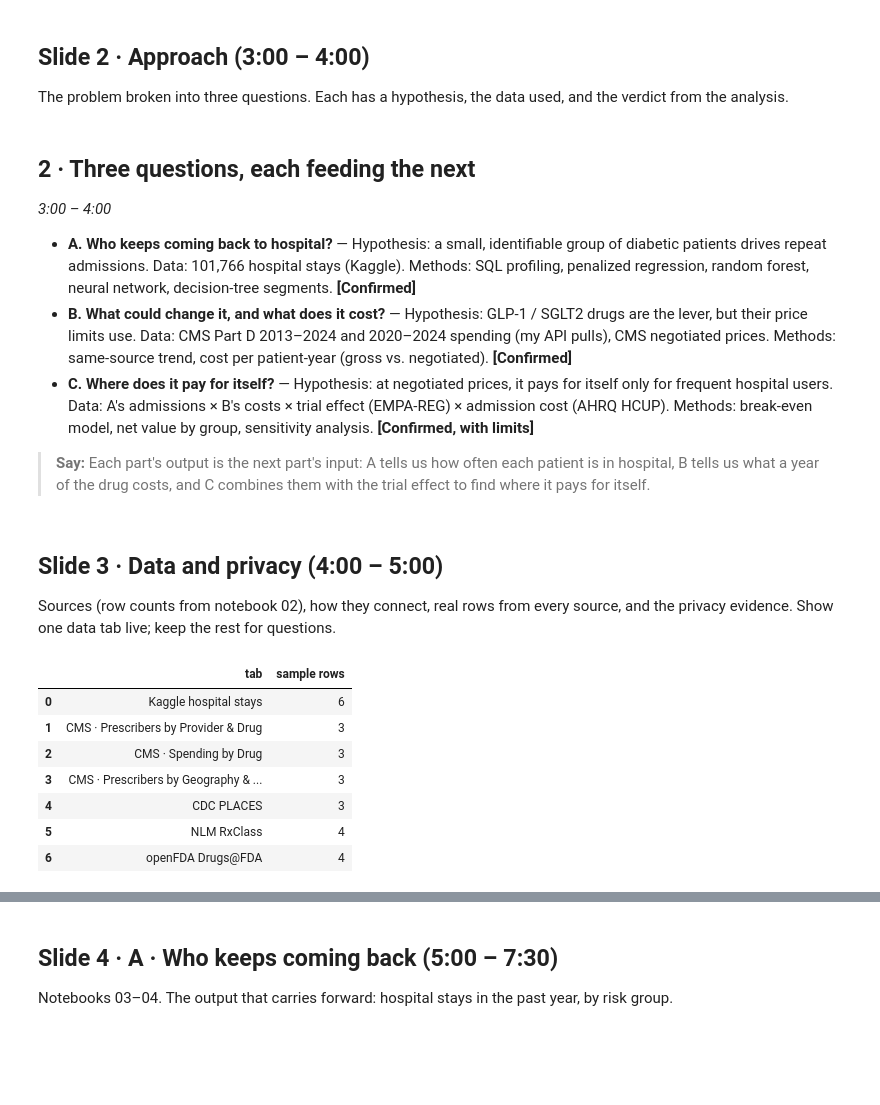
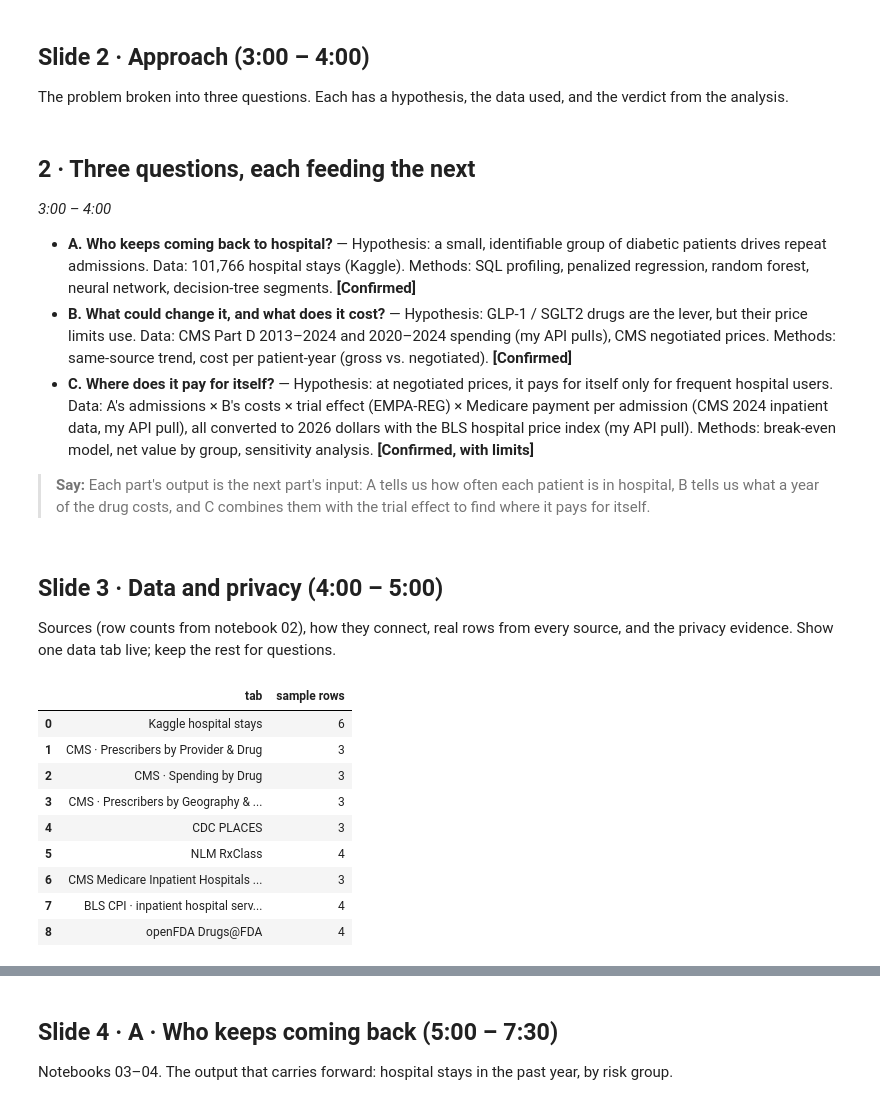
Before and after one commit to Dyuthiv05/personal-project, a Jupyter notebook: notebooks/08_build_presentation.ipynb, the cells around one changed output, grey strips where cells are left out. Cells and saved outputs as stored; diff of their text form; code cells hidden in the pictures; blank space fills up the shorter version.

```diff
--- a/notebooks/08_build_presentation.ipynb
+++ b/notebooks/08_build_presentation.ipynb
@@ -273,7 +275,7 @@ approach = {"id": "approach", "nav": "2 · Approach", "title": "2 · Three quest
          "how": md("**Hypothesis:** GLP-1 / SGLT2 drugs are the lever, but their price limits use. **Data:** CMS Part D 2013–2024 and 2020–2024 spending (my API pulls), CMS negotiated prices. **Methods:** same-source trend, cost per patient-year (gross vs. negotiated)."),
          "where": "Output → annual cost of treatment", "verdict": "Confirmed"},
         {"k": "C", "q": "Where does it pay for itself?",
-         "how": md("**Hypothesis:** at negotiated prices, it pays for itself only for frequent hospital users. **Data:** A's admissions × B's costs × trial effect (EMPA-REG) × admission cost (AHRQ HCUP). **Methods:** break-even model, net value by group, sensitivity analysis."),
+         "how": md("**Hypothesis:** at negotiated prices, it pays for itself only for frequent hospital users. **Data:** A's admissions × B's costs × trial effect (EMPA-REG) × Medicare payment per admission (CMS 2024 inpatient data, my API pull), all converted to 2026 dollars with the BLS hospital price index (my API pull). **Methods:** break-even model, net value by group, sensitivity analysis."),
          "where": "Output → the targeting rule and its value", "verdict": "Confirmed, with limits"},
     ]},
     say("Each part's output is the next part's input: A tells us how often each patient is in hospital, B tells us what a year of the drug costs, and C combines them with the trial effect to find where it pays for itself."),
@@ -285,7 +287,7 @@ SECTIONS.append(approach); preview(approach)
 
 - **A. Who keeps coming back to hospital?** — Hypothesis: a small, identifiable group of diabetic patients drives repeat admissions. Data: 101,766 hospital stays (Kaggle). Methods: SQL profiling, penalized regression, random forest, neural network, decision-tree segments. **[Confirmed]**
 - **B. What could change it, and what does it cost?** — Hypothesis: GLP-1 / SGLT2 drugs are the lever, but their price limits use. Data: CMS Part D 2013–2024 and 2020–2024 spending (my API pulls), CMS negotiated prices. Methods: same-source trend, cost per patient-year (gross vs. negotiated). **[Confirmed]**
-- **C. Where does it pay for itself?** — Hypothesis: at negotiated prices, it pays for itself only for frequent hospital users. Data: A's admissions × B's costs × trial effect (EMPA-REG) × admission cost (AHRQ HCUP). Methods: break-even model, net value by group, sensitivity analysis. **[Confirmed, with limits]**
+- **C. Where does it pay for itself?** — Hypothesis: at negotiated prices, it pays for itself only for frequent hospital users. Data: A's admissions × B's costs × trial effect (EMPA-REG) × Medicare payment per admission (CMS 2024 inpatient data, my API pull), all converted to 2026 dollars with the BLS hospital price index (my API pull). Methods: break-even model, net value by group, sensitivity analysis. **[Confirmed, with limits]**
 
 > **Say:** Each part's output is the next part's input: A tells us how often each patient is in hospital, B tells us what a year of the drug costs, and C combines them with the trial effect to find where it pays for itself.
 # %% [markdown]
@@ -313,8 +315,8 @@ HEAD = {"Prscrbr_Type": "Specialty", "Prscrbr_State_Abrvtn": "State", "Brnd_Name
         "Tot_Clms_2024": "Claims 2024", "Tot_Benes_2024": "Patients 2024", "Prscrbr_Geo_Desc": "State", "Tot_Prscrbrs": "Prescribers",
         "statedesc": "State", "locationname": "County", "totalpop18plus": "Adults", "diabetes_pct": "Diabetes %", "obesity_pct": "Obesity %",
         "atc_id": "ATC code", "atc_name": "ATC class", "ingredient": "Ingredient", "application": "FDA application",
-        "first_approval": "First approved", "brand": "Brand"}
-NUMERIC = re.compile(r"Clms|Benes|Cst|Spndng|Prscrbrs|pop18")
+        "first_approval": "First approved", "brand": "Brand", "DRG_Cd": "DRG", "DRG_Desc": "Type of stay", "Tot_Clms_dschrg": "Medicare discharges", "Avg_Tot_Pymt_Amt": "Avg payment ($)", "year": "Year", "month": "Month", "value": "Index"}
+NUMERIC = re.compile(r"Clms|Benes|Cst|Spndng|Prscrbrs|pop18|Pymt")
 
 def fmt_cell(k, v):
     if v in ("nan", "None"):
@@ -334,34 +336,36 @@ tabs = [{
     "kv": [["Source", md("Kaggle · Diabetes 130-US Hospitals for Years 1999–2008 (Strack et al., 2014), downloaded with `kagglehub`")],
            ["One row", "One hospital stay of a diabetic patient (1–14 days, with lab tests and medications recorded)"],
            ["Size", f"{num(KS['shape'][0])} stays × {KS['shape'][1]} columns, from {num(C['raw_patients'])} patients"]],
     "groups": [{"name": g, "cols": ", ".join(c[:6]) + (", …" if len(c) > 6 else "")} for g, c in KS["groups"].items()],
     "table": {"columns": [{"label": c, "num": False} for c in KS["columns_shown"]],
               "rows": [[html.escape(r[c]) for c in KS["columns_shown"]] for r in KS["rows"]]},
     "after": [{"html": md('6 random rows (seed 7), 13 of 50 columns. "?" = missing in the original file. Age comes only in 10-year bands. diag_1 is an ICD-9 code (996 = complications of a device or implant). readmitted: "<30" = within 30 days, ">30" = later, "NO" = not readmitted.')}],
 }]
 for a in AS:
     label = (a["name"].replace("CMS Part D ", "CMS · ").replace(" (2024)", "").replace(" (2020–2024)", "")
              .replace(" (2025 release)", "").replace(" county data", "").replace(" (ATC classes)", ""))
     after = []
     if a.get("raw_json"):
         after += [{"html": "The same Ozempic record as the API returns it (selected fields; every value arrives as text, so the notebook converts types):"},
                   {"code": html.escape(json.dumps(a["raw_json"], indent=2))}]
     if "Provider" in a["name"]:
         after.append({"html": md('Random rows, not top prescribers. The prescriber ID (NPI) is kept in the notebooks for counting prescribers but never shown. "Hidden by CMS" = fewer than 11 patients, which CMS blanks to protect privacy.')})
     tabs.append({"label": label,
                  "kv": [["Host", f'<span class="mono">{a["host"]}</span>'], ["Request", f'<pre class="code">{html.escape(a["request"])}</pre>'],
                         ["How I pulled it", html.escape(a["loop"])], ["One row", html.escape(a["one_row"])], ["Rows kept", num(a["total"])]],
                  "table": sample_table(a["rows"]), "after": after})
 pd.DataFrame([{"tab": t["label"], "sample rows": len(t["table"]["rows"])} for t in tabs])
 # %% [output]
 |  | tab | sample rows |
 | 0 | Kaggle hospital stays | 6 |
 | 1 | CMS · Prescribers by Provider & Drug | 3 |
 | 2 | CMS · Spending by Drug | 3 |
 | 3 | CMS · Prescribers by Geography & ... | 3 |
 | 4 | CDC PLACES | 3 |
 | 5 | NLM RxClass | 4 |
-| 6 | openFDA Drugs@FDA | 4 |
+| 6 | CMS Medicare Inpatient Hospitals ... | 3 |
+| 7 | BLS CPI · inpatient hospital serv... | 4 |
+| 8 | openFDA Drugs@FDA | 4 |
 # %%
 # ---- privacy evidence: every number below was computed by a check in notebook 01 or 02 ----
 KP = KS["privacy"]
```
Also changed, not shown: parts of 9 cells of this notebook, 12 other files.
